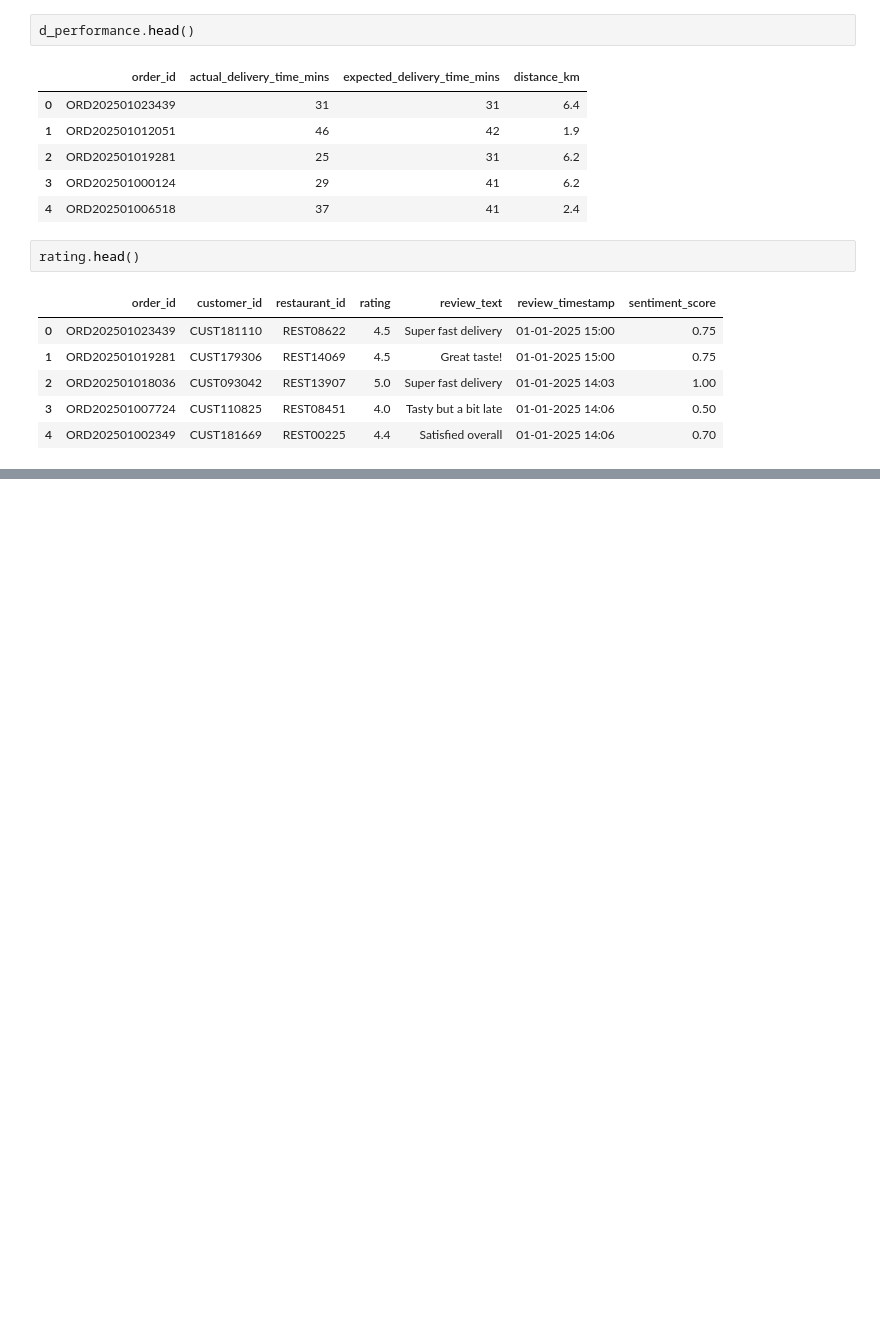
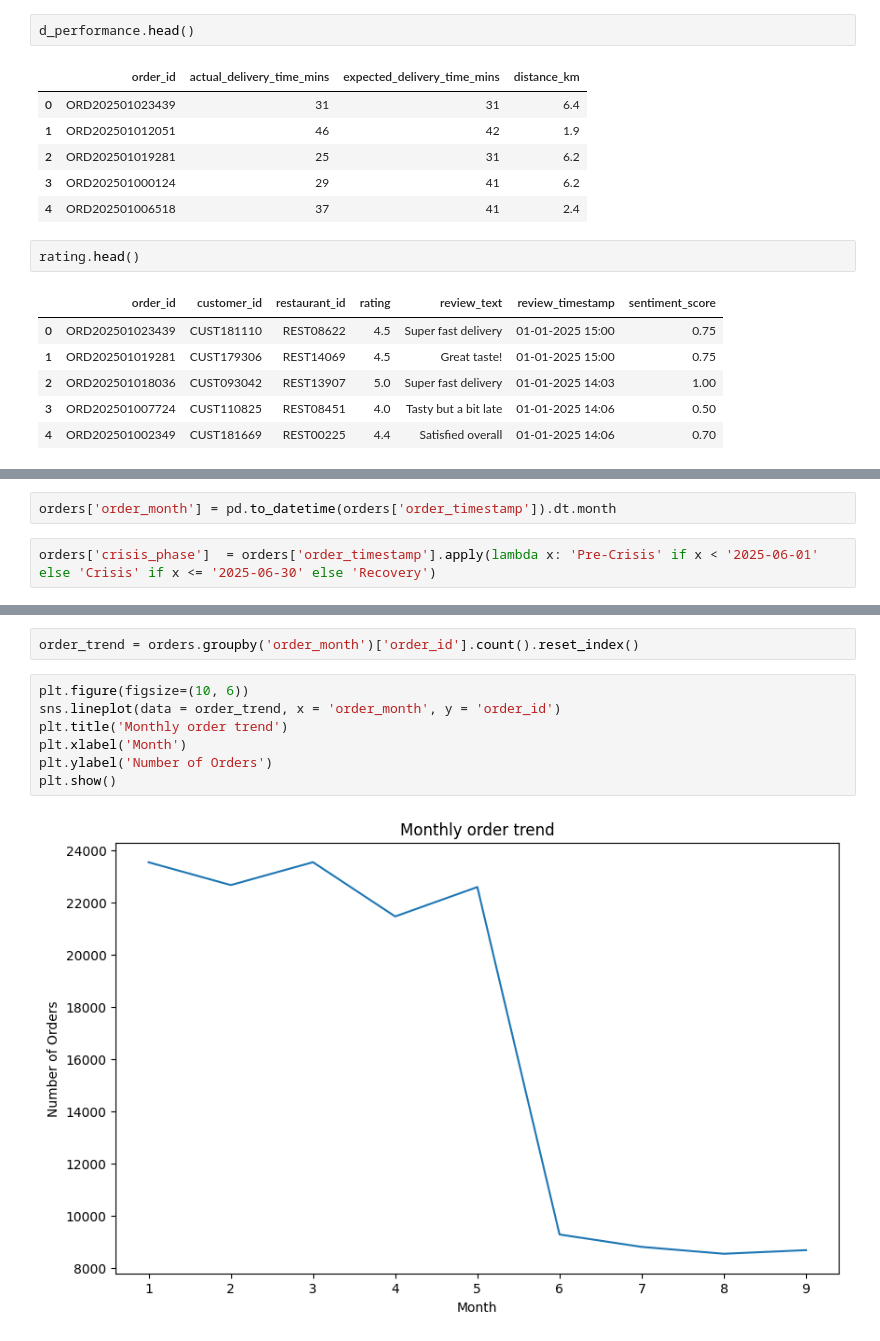
Before and after one commit to gauravvxv/QuickBite-Express-Crisis-Recovery, a Jupyter notebook: Notebook/QuickBite.ipynb, the cells around one changed output, grey strips where cells are left out. Cells and saved outputs as stored; diff of their text form; blank space fills up the shorter version.

Commit message:
Orders EDA

```diff
--- a/Notebook/QuickBite.ipynb
+++ b/Notebook/QuickBite.ipynb
@@ -174,0 +180,4 @@ rating.head()
+# %%
+orders['order_month'] = pd.to_datetime(orders['order_timestamp']).dt.month
+# %%
+orders['crisis_phase']  = orders['order_timestamp'].apply(lambda x: 'Pre-Crisis' if x < '2025-06-01' else 'Crisis' if x <= '2025-06-30' else 'Recovery')
@@ -174,0 +355,11 @@ rating.head()
+# %%
+order_trend = orders.groupby('order_month')['order_id'].count().reset_index()
+# %%
+plt.figure(figsize=(10, 6))
+sns.lineplot(data = order_trend, x = 'order_month', y = 'order_id')
+plt.title('Monthly order trend')
+plt.xlabel('Month')
+plt.ylabel('Number of Orders')
+plt.show()
+# %% [output]
+[figure, added]
```
Also changed, not shown: parts of 15 cells of this notebook.
